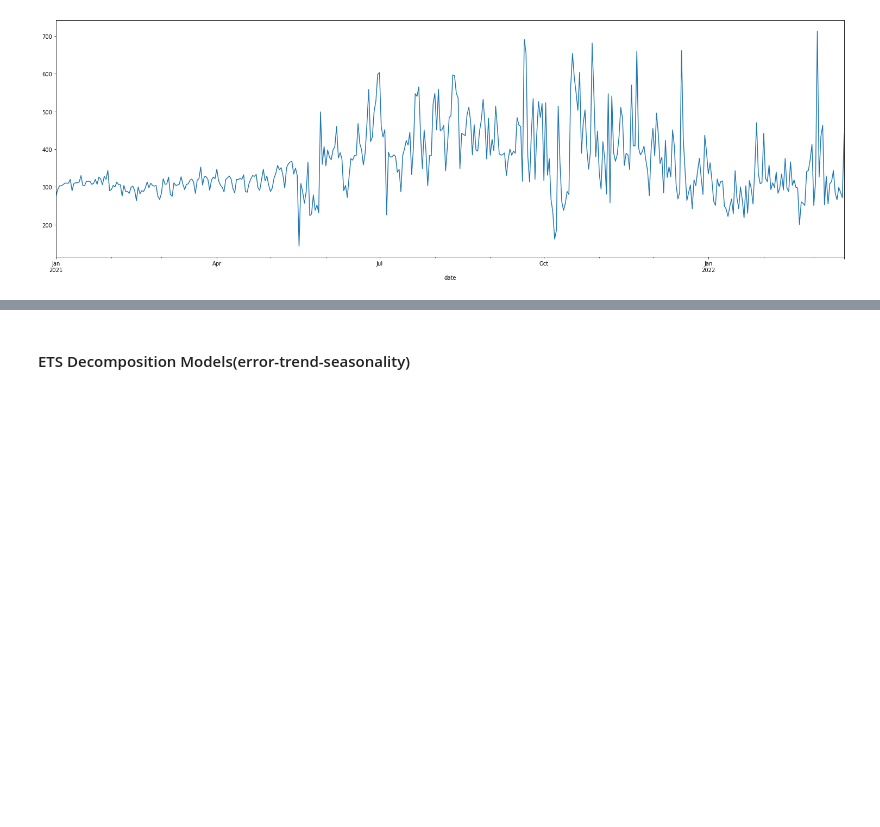
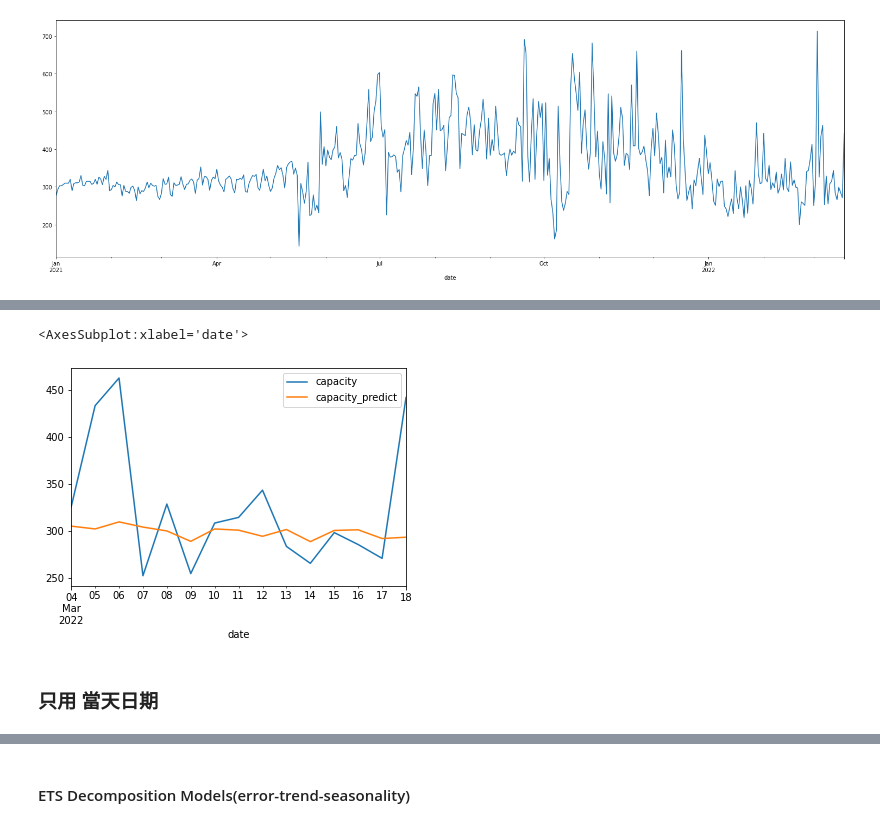
Before and after one commit to How-Wang/Electricity_Forecasting, a Jupyter notebook: DSAI_HW1_Electricity_Forecasting.ipynb, the cells around one changed output, grey strips where cells are left out. Saved outputs shown, nothing was run; the diff lists cells and outputs as text; code cells hidden in the pictures; blank space fills up the shorter version.

```diff
--- a/DSAI_HW1_Electricity_Forecasting.ipynb
+++ b/DSAI_HW1_Electricity_Forecasting.ipynb
@@ -73,0 +244,4 @@ xgb_model = xgb.XGBRegressor(objective="reg:linear", random_state=42)
+# %%
+test_result_df = test[['date','capacity']]
+test_result_df['capacity_predict'] = y_test_pred_list
+test_result_df.head()
@@ -73,0 +260,8 @@ xgb_model = xgb.XGBRegressor(objective="reg:linear", random_state=42)
+# %%
+test_result_df.set_index('date',inplace=True)
+test_result_df.plot(label='test_data') # , figsize=(16,8)
+# %% [output]
+<AxesSubplot:xlabel='date'>
+[figure, added]
+# %% [markdown]
+### 只用 當天日期
```
Also changed, not shown: parts of 48 cells of this notebook.
